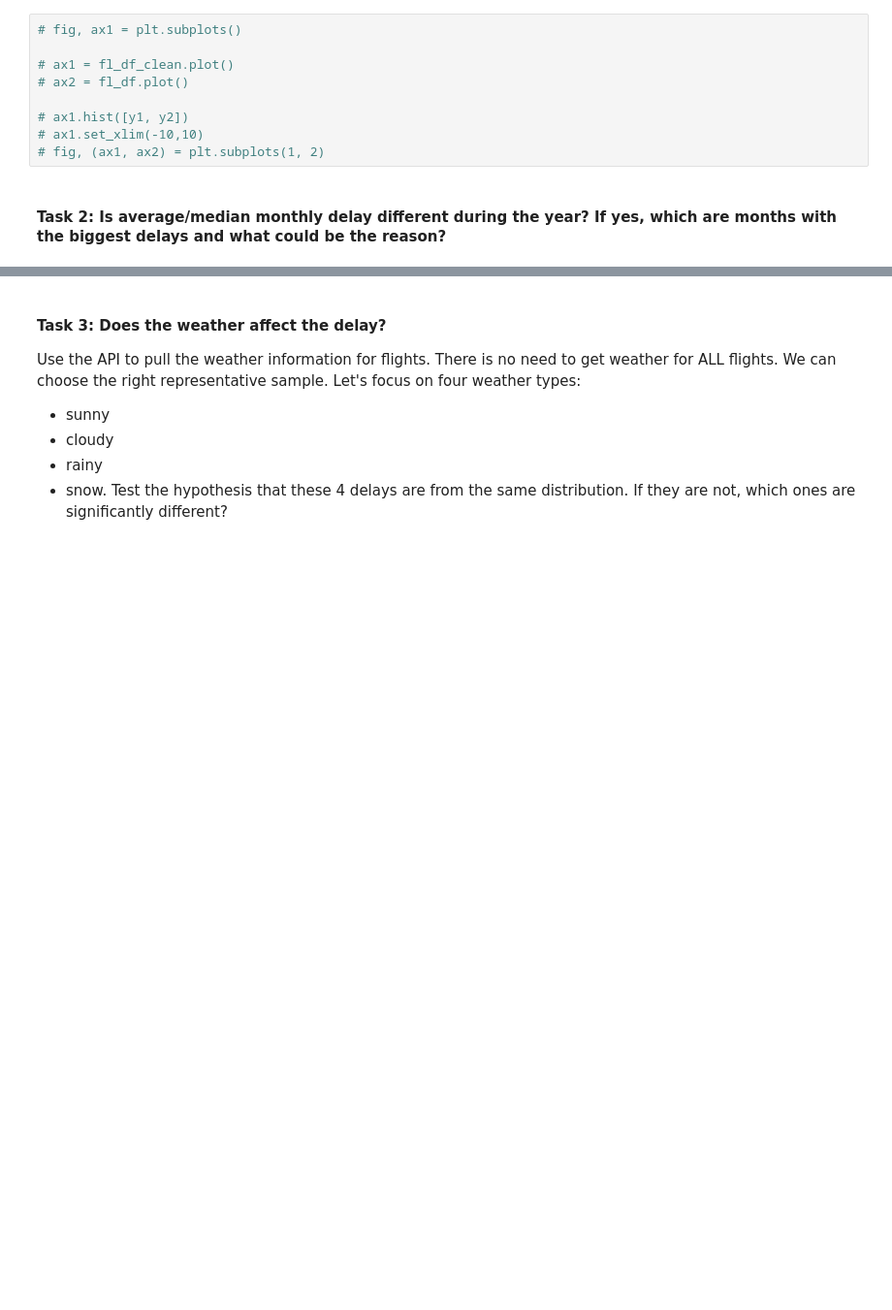
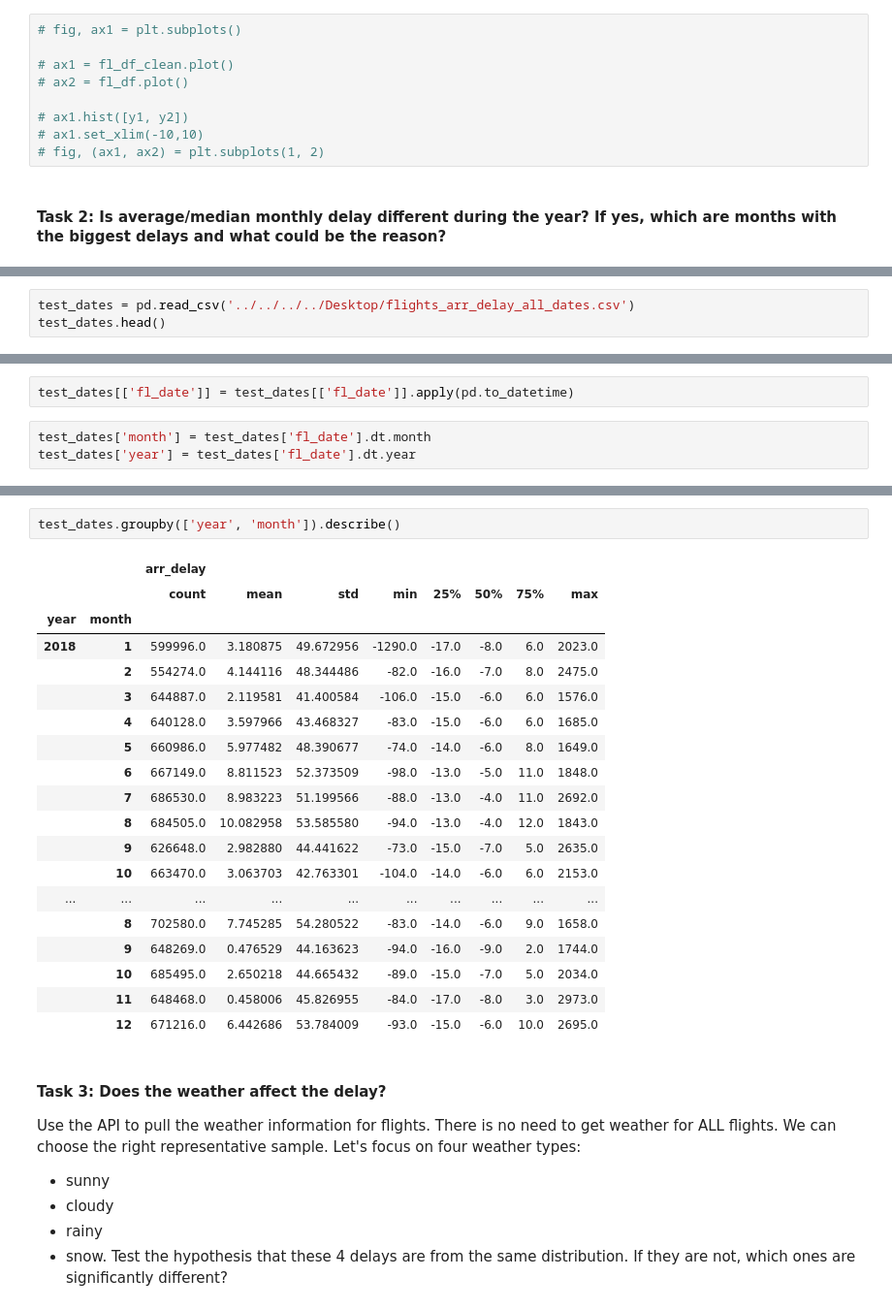
Before and after one commit to jdormaar/Flight-Delays, a Jupyter notebook: Workbook/exploratory_analysis.ipynb, the cells around one changed output, grey strips where cells are left out. Shown at 97% size. Cells and saved outputs as stored; diff of their text form; blank space fills up the shorter version.

```diff
--- a/Workbook/exploratory_analysis.ipynb
+++ b/Workbook/exploratory_analysis.ipynb
@@ -365,0 +474,3 @@ fl_df_clean['fl_year'] = fl_df_clean
+# %%
+test_dates = pd.read_csv('../../../../Desktop/flights_arr_delay_all_dates.csv')
+test_dates.head()
@@ -365,0 +484,5 @@ fl_df_clean['fl_year'] = fl_df_clean
+# %%
+test_dates[['fl_date']] = test_dates[['fl_date']].apply(pd.to_datetime)
+# %%
+test_dates['month'] = test_dates['fl_date'].dt.month
+test_dates['year'] = test_dates['fl_date'].dt.year
@@ -366,3 +528,25 @@ fl_df_clean['fl_year'] = fl_df_clean
+# %%
+test_dates.groupby(['year', 'month']).describe()
+# %% [output]
+|  |  | arr_delay |  |  |  |  |  |  |  |
+|  |  | count | mean | std | min | 25% | 50% | 75% | max |
+| year | month |  |  |  |  |  |  |  |  |
+| 2018 | 1 | 599996.0 | 3.180875 | 49.672956 | -1290.0 | -17.0 | -8.0 | 6.0 | 2023.0 |
+|  | 2 | 554274.0 | 4.144116 | 48.344486 | -82.0 | -16.0 | -7.0 | 8.0 | 2475.0 |
+|  | 3 | 644887.0 | 2.119581 | 41.400584 | -106.0 | -15.0 | -6.0 | 6.0 | 1576.0 |
+|  | 4 | 640128.0 | 3.597966 | 43.468327 | -83.0 | -15.0 | -6.0 | 6.0 | 1685.0 |
+|  | 5 | 660986.0 | 5.977482 | 48.390677 | -74.0 | -14.0 | -6.0 | 8.0 | 1649.0 |
+|  | 6 | 667149.0 | 8.811523 | 52.373509 | -98.0 | -13.0 | -5.0 | 11.0 | 1848.0 |
+|  | 7 | 686530.0 | 8.983223 | 51.199566 | -88.0 | -13.0 | -4.0 | 11.0 | 2692.0 |
+|  | 8 | 684505.0 | 10.082958 | 53.585580 | -94.0 | -13.0 | -4.0 | 12.0 | 1843.0 |
+|  | 9 | 626648.0 | 2.982880 | 44.441622 | -73.0 | -15.0 | -7.0 | 5.0 | 2635.0 |
+|  | 10 | 663470.0 | 3.063703 | 42.763301 | -104.0 | -14.0 | -6.0 | 6.0 | 2153.0 |
+| ... | ... | ... | ... | ... | ... | ... | ... | ... | ... |
+|  | 8 | 702580.0 | 7.745285 | 54.280522 | -83.0 | -14.0 | -6.0 | 9.0 | 1658.0 |
+|  | 9 | 648269.0 | 0.476529 | 44.163623 | -94.0 | -16.0 | -9.0 | 2.0 | 1744.0 |
+|  | 10 | 685495.0 | 2.650218 | 44.665432 | -89.0 | -15.0 | -7.0 | 5.0 | 2034.0 |
+|  | 11 | 648468.0 | 0.458006 | 45.826955 | -84.0 | -17.0 | -8.0 | 3.0 | 2973.0 |
+|  | 12 | 671216.0 | 6.442686 | 53.784009 | -93.0 | -15.0 | -6.0 | 10.0 | 2695.0 |
 # %% [markdown]
 #### **Task 3**: Does the weather affect the delay?
 Use the API to pull the weather information for flights. There is no need to get weather for ALL flights. We can choose the right representative sample. Let's focus on four weather types:
```
Also changed, not shown: parts of 62 cells of this notebook, 2 other files.
